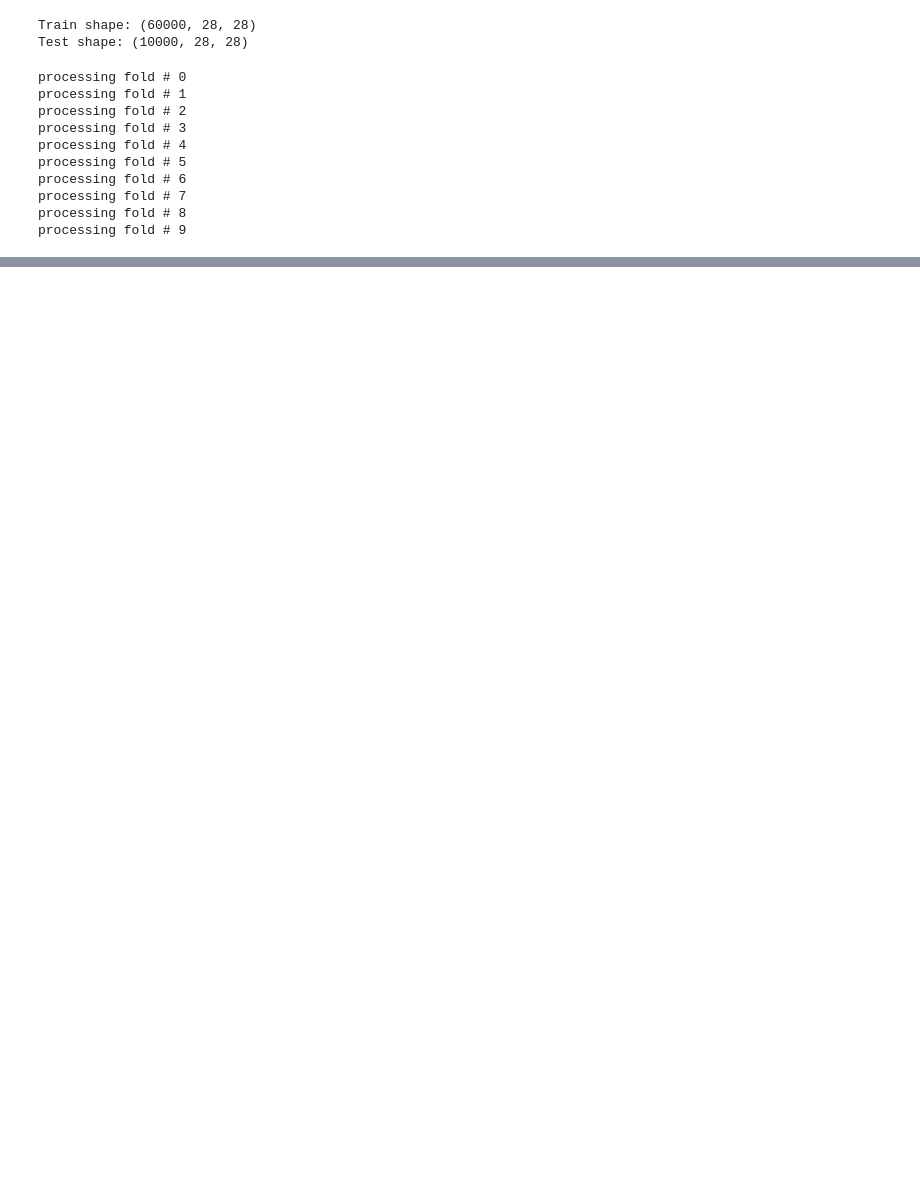
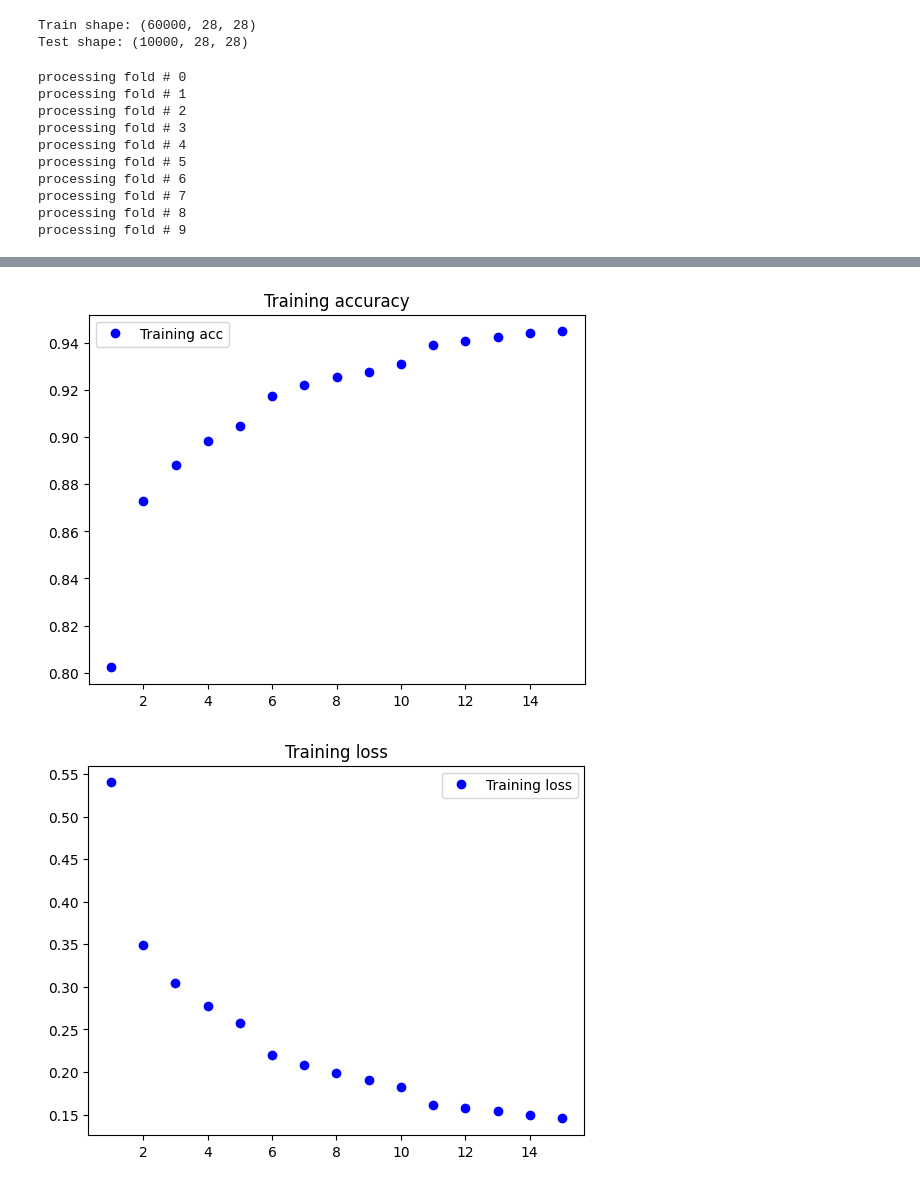
Before and after one commit to FunnyPocketBook/infocv, a Jupyter notebook: ass4/main.ipynb, the cells around one changed output, grey strips where cells are left out. Cells and saved outputs as stored; diff of their text form; code cells hidden in the pictures; blank space fills up the shorter version.

Commit message:
Variants

```diff
--- a/ass4/main.ipynb
+++ b/ass4/main.ipynb
@@ -251,0 +227,34 @@ plot_loss_and_accuracy(history)
+# %%
+#Dropout inclussion after second maxpooling
+#Dropout prevents overfitting by dropping a random weight (.5= 50% chance to happen)
+#Dropout reduces correlation between neurons
+def create_model_variant1():
+    model = tf.keras.models.Sequential([
+        tf.keras.layers.Conv2D(32, (3, 3), activation='relu', input_shape=(28, 28, 1)),
+        tf.keras.layers.Dropout(.5),
+        tf.keras.layers.MaxPooling2D((2, 2)),
+        tf.keras.layers.Conv2D(64, (3, 3), activation='relu'),
+        tf.keras.layers.MaxPooling2D((2, 2)),
+        tf.keras.layers.Conv2D(64, (3, 3), activation='relu'),
+        tf.keras.layers.Flatten(),
+        tf.keras.layers.Dense(64, activation='relu'),
+        tf.keras.layers.Dense(10, activation='softmax')
+    ])
+    return model
+
+model = create_model_variant1()
+
+model, history = train_model(train_images, train_labels, model)
+
+# Evaluate the model
+test_loss, test_acc = model.evaluate(test_images, test_labels, verbose=1)
+
+print(f"Test accuracy: {test_acc}")
+print(f"Test loss: {test_loss}")
+
+plot_loss_and_accuracy(history)
+
+#Result: Dropout variant is  better than baseline on the test data but trains worse. More epochs probably required to train it properly since it drops data so often.
+# However since its dropping weights so often it does less overfitting and outperforms the baseline on the test data.
+#Conclussion: loss: 0.2573 - accuracy: 0.9191 Baseline - loss: 0.2413 - accuracy: 0.9146 Variant1
+# %% [output]
@@ -251,0 +278,2 @@ plot_loss_and_accuracy(history)
+[figure, added]
+[figure, added]
```
Also changed, not shown: parts of 10 cells of this notebook.
